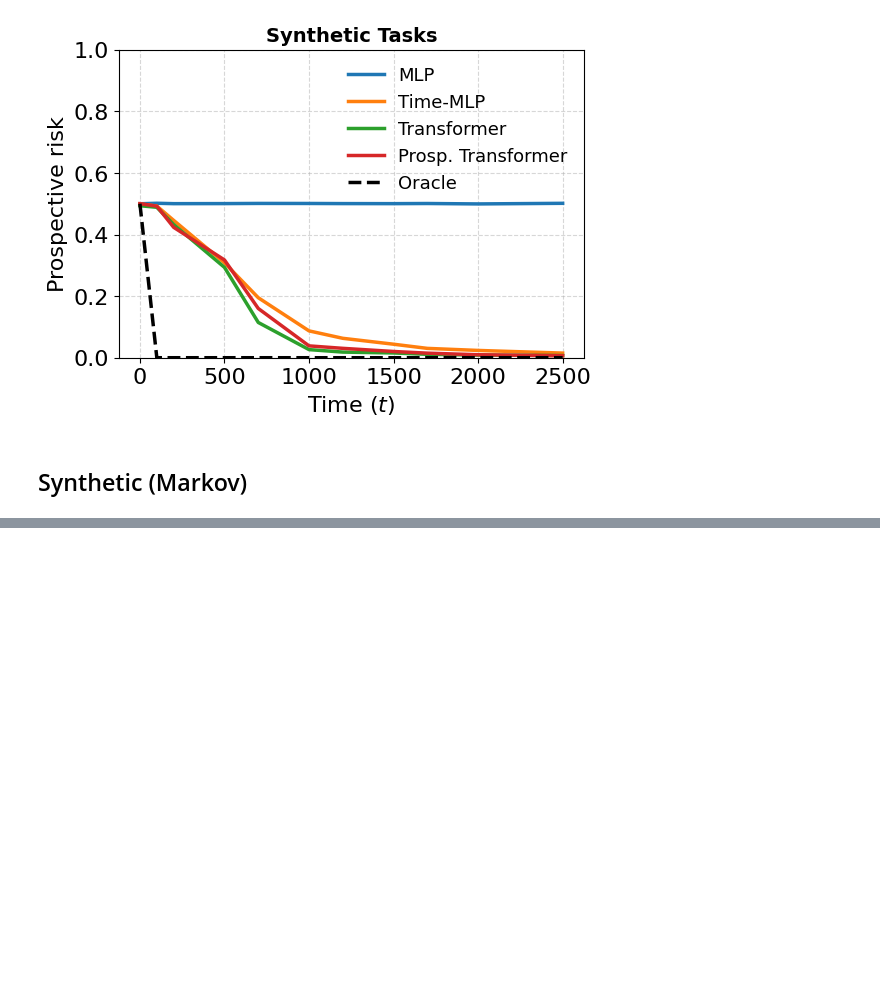
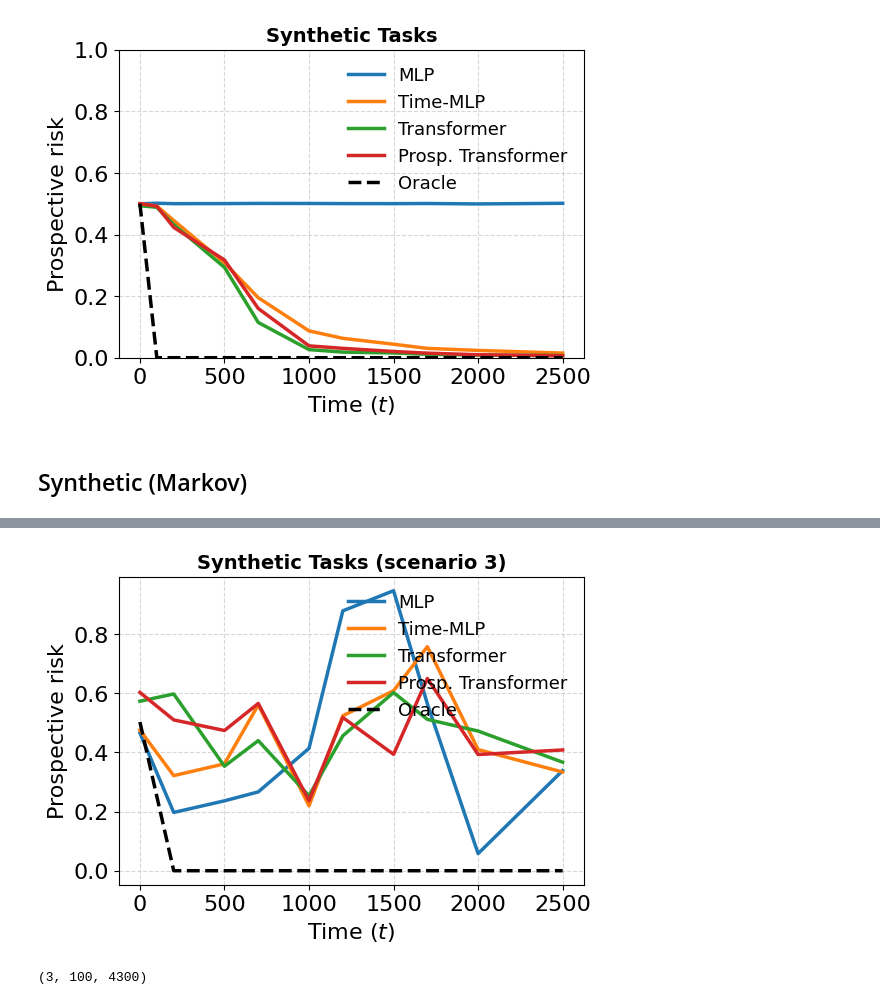
Before and after one commit to YuxinB/ProL, a Jupyter notebook: final_figs.ipynb, the cells around one changed output, grey strips where cells are left out. Cells and saved outputs as stored; diff of their text form; code cells hidden in the pictures; blank space fills up the shorter version.

```diff
--- a/final_figs.ipynb
+++ b/final_figs.ipynb
@@ -318,0 +323,67 @@ plt.show()
+# %%
+fig, ax = plt.subplots(figsize=(6, 4))
+
+files = [
+    None,
+    'experiments/synthetic_markov/multirun/2024-05-21/00-17-57',
+    None,
+    'experiments/synthetic_markov/multirun/2024-05-21/00-19-12',
+    None,
+    None
+]
+
+names = [
+    'MLP',
+    'Time-MLP',
+    'Transformer',
+    'Prosp. Transformer',
+    'Oracle',
+    'FTL'
+]
+
+def compute_discounted_prosp_risk(outputs, gamma=0.9):
+    preds = np.array(outputs['raw_metrics']['preds'])
+    truths = np.array(outputs['raw_metrics']['truths'])
+    shape = preds.shape
+    undiscounted_loss = (preds != truths).astype('int')
+    weights = np.power(gamma, np.arange(0, shape[2]))
+    discounted_loss = np.sum(undiscounted_loss * weights, axis=-1)
+    discounted_risks = np.mean(discounted_loss, axis=-1)
+    return (1-gamma)*np.mean(discounted_risks)
+
+gamma = 0.9
+for file, name in zip(files, names):
+    if file:
+        time_list = []
+        risk_list = []
+        ci_list = []
+        for i in range(10):
+            fname = f'{file}/{i}/outputs.pkl'
+            with open(fname, 'rb') as f:
+                outputs = pickle.load(f)
+            time_list.append(outputs['args']['t'])
+            risk_list.append(compute_discounted_prosp_risk(outputs))
+        risks = np.array(risk_list)
+        if name == 'Oracle':
+            ax.plot(time_list, risk_list, lw=2.5, color='k', ls='dashed', label='Oracle')
+        elif name == 'FTL':
+            fname = f'{file}/0/outputs.pkl'
+            with open(fname, 'rb') as f:
+                outputs = pickle.load(f)
+            risks = np.array(outputs['risk'])
+            t_list = [0,200,500,700,1000,1200,1500,1700,2000,2500,3000,4000]
+            ax.plot(t_list, risks, lw=2.5, color='k', ls='dotted', label='FTL')
+        else:
+            ax.plot(time_list, risk_list, lw=2.5, label=name)
+    else:
+        continue
+
+ax.set_xlabel(r"Time ($t$)")
+ax.set_ylabel(r"Prospective risk")
+# ax.set_ylim([0, 1])
+ax.legend(frameon=False, fontsize=13)
+ax.grid(alpha=0.5, ls='--')
+ax.set_title('Synthetic Tasks (scenario 3)', fontweight='bold', fontsize=14)
+plt.show()
+# %% [output]
+[figure, added]
@@ -318,0 +403,4 @@ plt.show()
+# %%
+undiscounted_loss.shape
+# %% [output]
+(3, 100, 4300)
```
Also changed, not shown: parts of 9 cells of this notebook, 5 other files.
